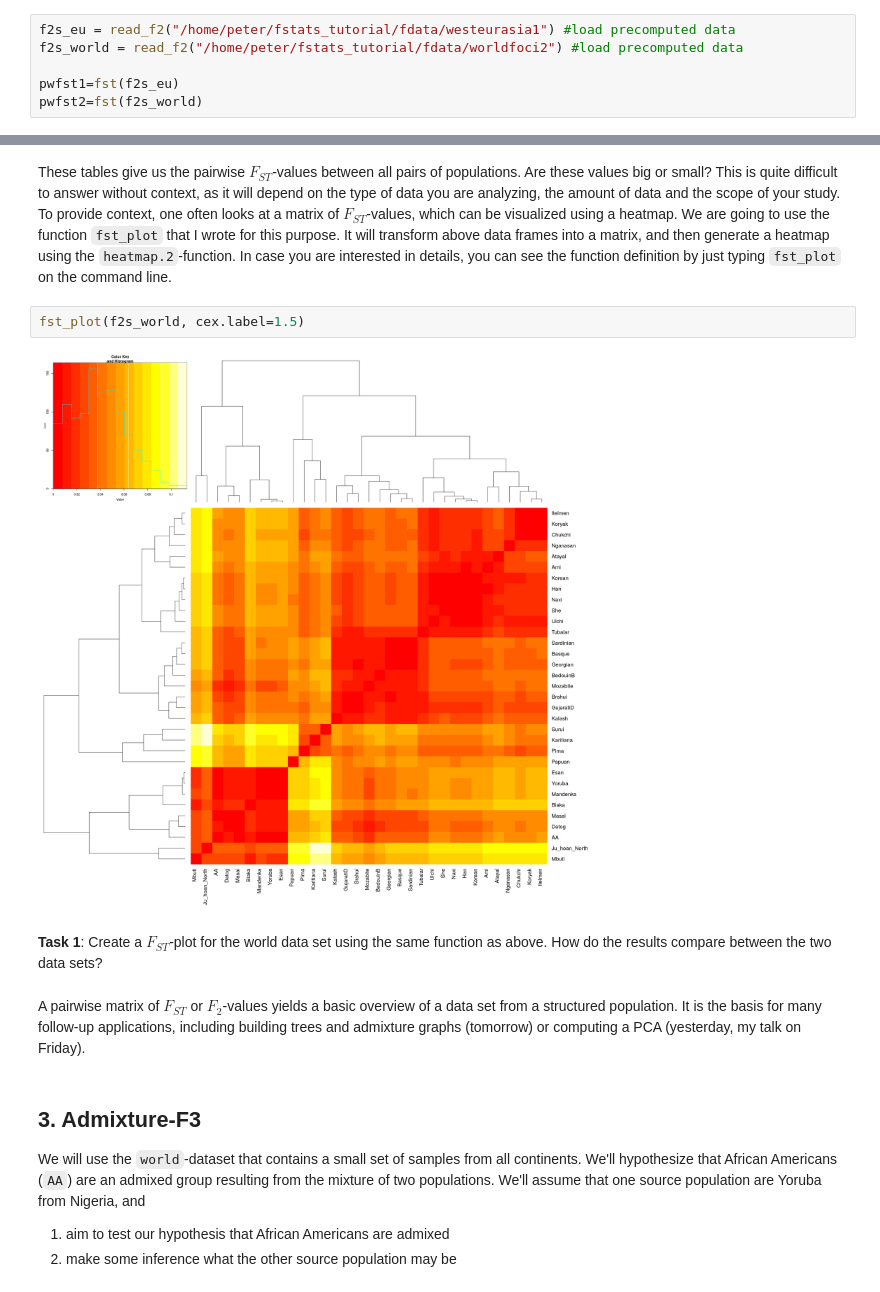
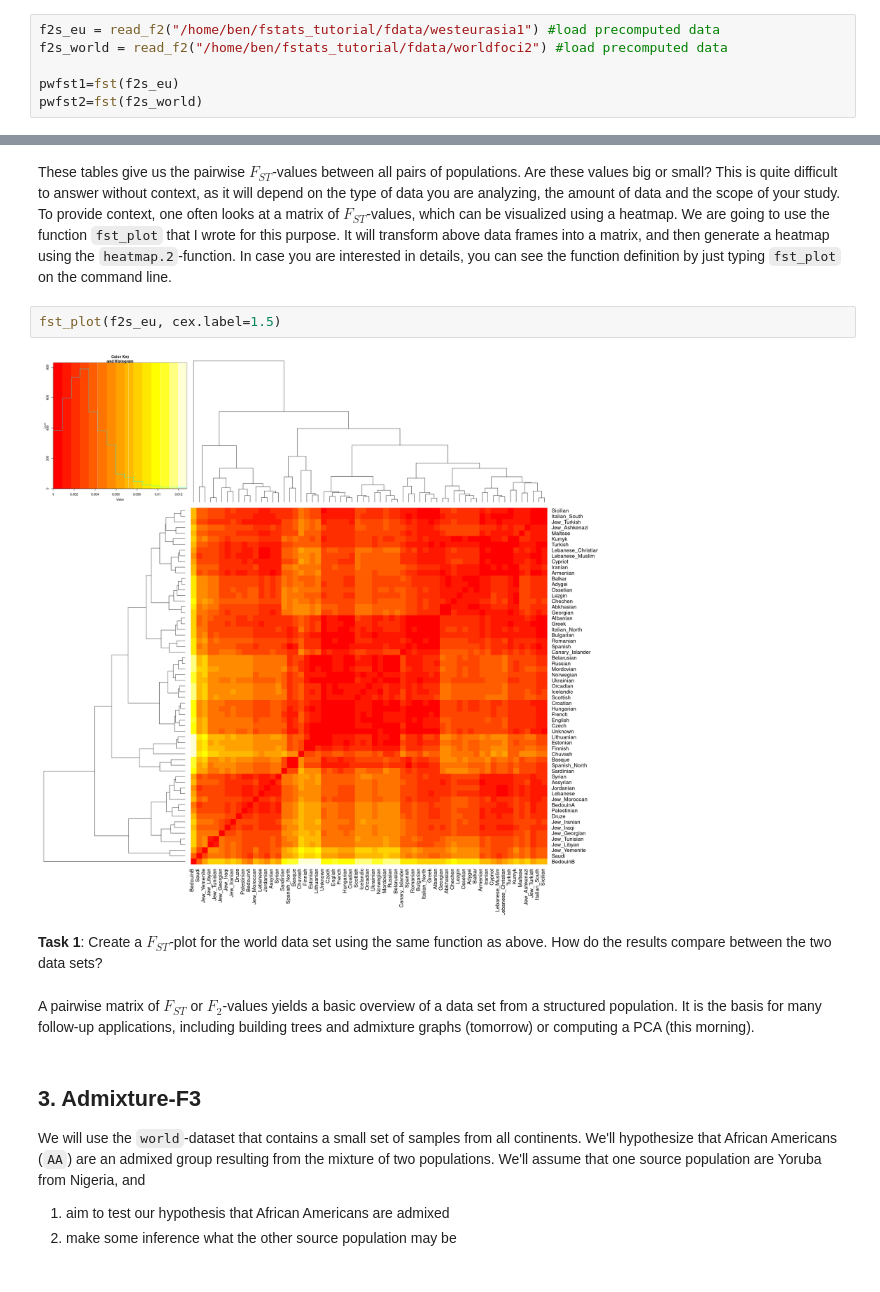
Before and after one commit to BenjaminPeter/cph_course, a Jupyter notebook: F-stats tutorial.ipynb, the cells around one changed output, grey strips where cells are left out. Drawn from its saved outputs; the diff is of its cells as text.

```diff
--- a/F-stats tutorial.ipynb
+++ b/F-stats tutorial.ipynb
@@ -103,8 +79,8 @@ length(unique(ind_world$pop))
 ### 2.1 calculating FST
 In general, there is a very large number of different estimators of $F_{ST}$ (see [this paper](https://www.ncbi.nlm.nih.gov/pmc/articles/PMC3759727/) for details). Here, we will use Hudson's estimator which is relatively simple and robust. We can calculate all pairwise $F_{ST}$-values using the `fst` function of `admixtools`:
 # %%
-f2s_eu = read_f2("/home/peter/fstats_tutorial/fdata/westeurasia1") #load precomputed data
-f2s_world = read_f2("/home/peter/fstats_tutorial/fdata/worldfoci2") #load precomputed data
+f2s_eu = read_f2("/home/ben/fstats_tutorial/fdata/westeurasia1") #load precomputed data
+f2s_world = read_f2("/home/ben/fstats_tutorial/fdata/worldfoci2") #load precomputed data
 
 pwfst1=fst(f2s_eu)
 pwfst2=fst(f2s_world)
@@ -113,13 +104,13 @@ pwfst2
 # %% [markdown]
 These tables give us the pairwise $F_{ST}$-values between all pairs of populations. Are these values big or small? This is quite difficult to answer without context, as it will depend on the type of data you are analyzing, the amount of data and the scope of your study. To provide context, one often looks at a matrix of $F_{ST}$-values, which can be visualized using a heatmap. We are going to use the function `fst_plot` that I wrote for this purpose. It will transform above data frames into a matrix, and then generate a heatmap using the `heatmap.2`-function. In case you are interested in details, you can see the function definition by just typing `fst_plot` on the command line.
 # %%
-fst_plot(f2s_world, cex.label=1.5)
+fst_plot(f2s_eu, cex.label=1.5)
 # %% [output]
-[figure, old version]
+[figure, new version]
 # %% [markdown]
 **Task 1**: Create a $F_{ST}$-plot for the world data set using the same function as above. How do the results compare between the two data sets?
 # %% [markdown]
-A pairwise matrix of $F_{ST}$ or $F_2$-values yields a basic overview of a data set from a structured population. It is the basis for many follow-up applications, including building trees and admixture graphs (tomorrow) or computing a PCA (yesterday, my talk on Friday).
+A pairwise matrix of $F_{ST}$ or $F_2$-values yields a basic overview of a data set from a structured population. It is the basis for many follow-up applications, including building trees and admixture graphs (tomorrow) or computing a PCA (this morning).
 # %% [markdown]
 ## 3. Admixture-F3
 We will use the `world`-dataset that contains a small set of samples from all
```
Also changed, not shown: parts of 15 cells of this notebook.
